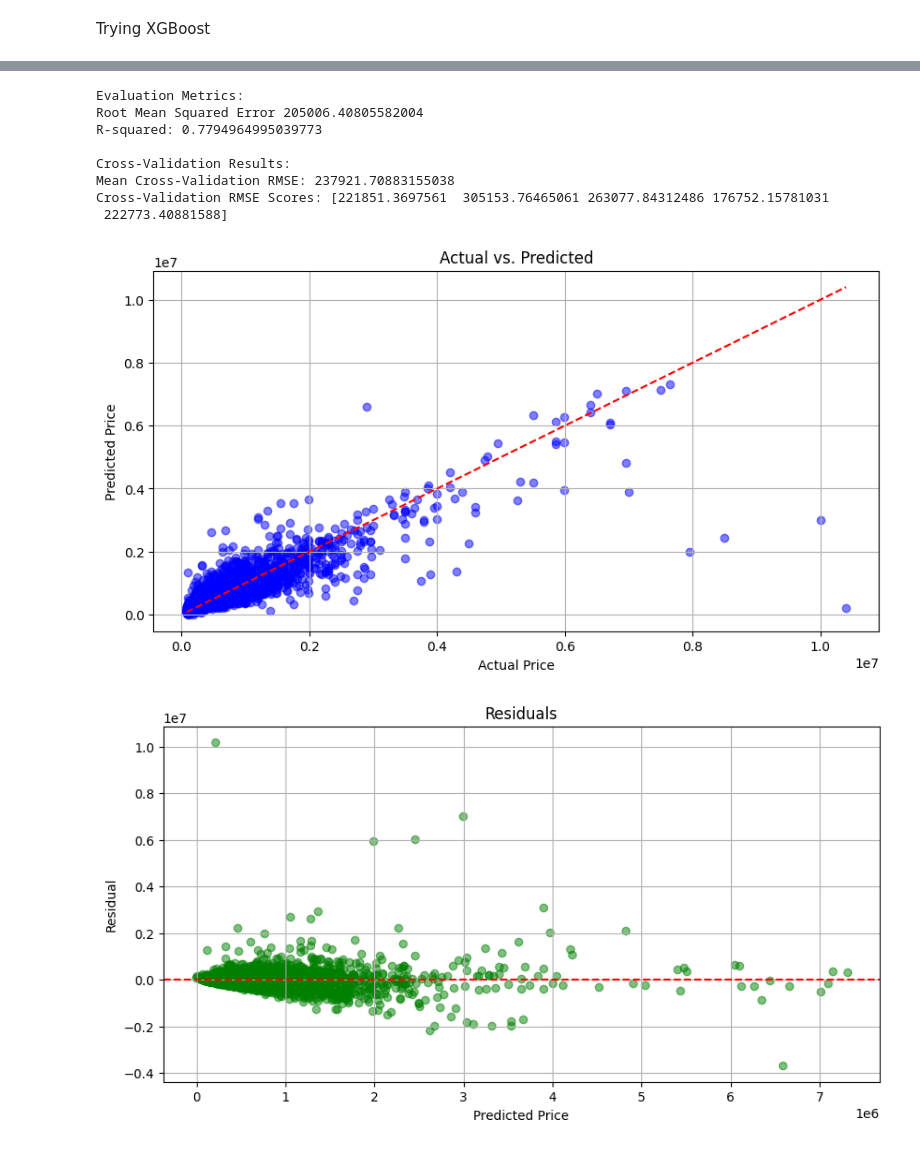
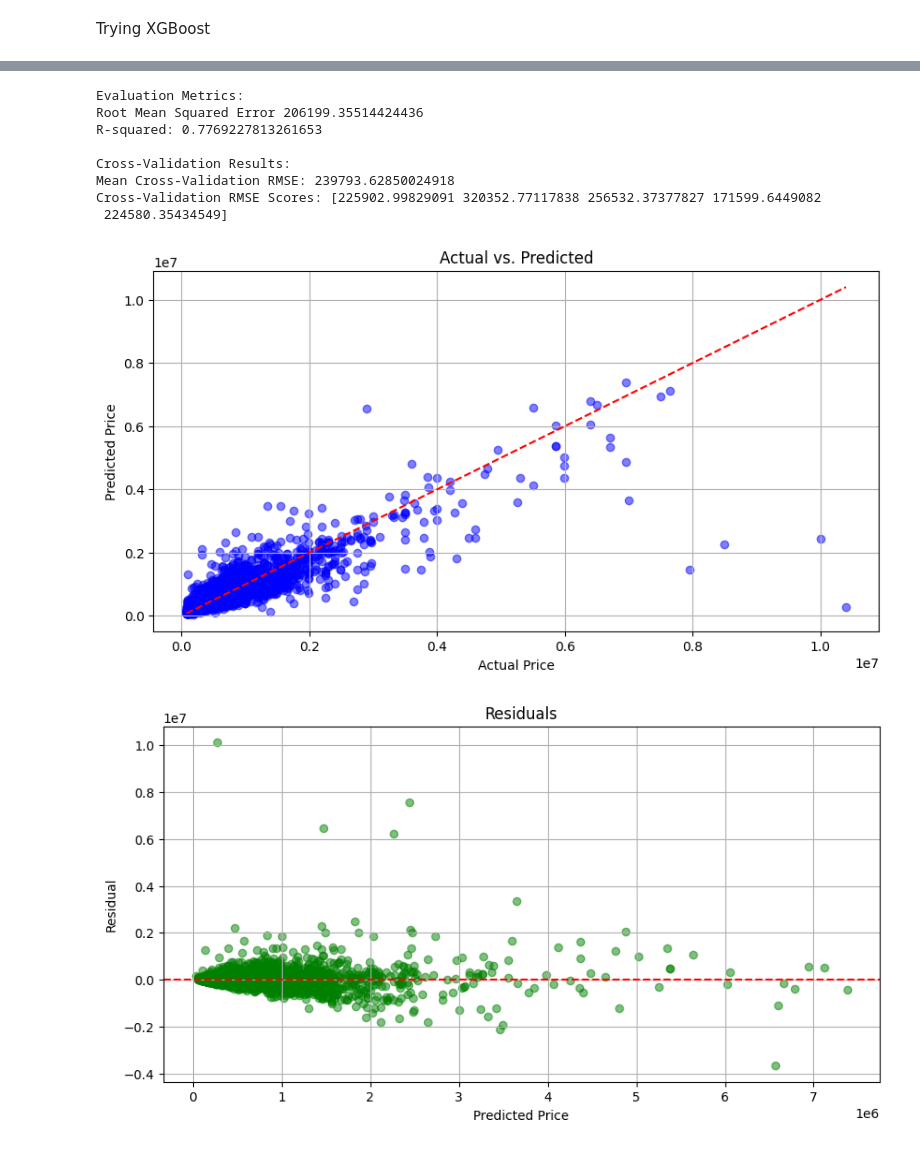
Before and after one commit to gnadela/immo-eliza-ml, a Jupyter notebook: analysis/analysis.ipynb, the cells around one changed output, grey strips where cells are left out. Saved outputs shown, nothing was run; the diff lists cells and outputs as text; code cells hidden in the pictures.

```diff
--- a/analysis/analysis.ipynb
+++ b/analysis/analysis.ipynb
@@ -367,7 +367,7 @@ from sklearn.metrics import mean_squared_error, r2_score, mean_absolute_error
 from xgboost import XGBRegressor
 
 # Constants
-DATA_FILE = 'data/properties.csv'
+DATA_FILE = '../data/properties.csv'
 TARGET_COLUMN = 'price'
 REMOVE_COLUMN = ['id', 'region', 'cadastral_income']
 
@@ -388,8 +388,8 @@ def train_model(X_train, y_train):
     """Train XGBoost model."""
     xgb_model = XGBRegressor(
         n_estimators= 200,       # Increase number of trees
-        max_depth=8             # Increase maximum tree depth
-    #    learning_rate=0.1        # Reduce learning rate
+        max_depth=8,             # Increase maximum tree depth
+        learning_rate=0.1        # Reduce learning rate
     #    subsample=0.8,          # Use subsample of training instances
     #    colsample_bytree        # Use subsample of features
     #    reg_lambda=1,            # L2 regularization
@@ -455,37 +455,37 @@ def plot_results(y_test, y_pred):
 
 def main():
     # Load data
     df = load_data(DATA_FILE)
 
     # Preprocess data
     X, y = preprocess_data(df)
 
     # Split data into train and test sets
     X_train, X_test, y_train, y_test = train_test_split(X, y, test_size=0.2, random_state=67)
 
     # Train model
     model = train_model(X_train, y_train)
 
     # Evaluate model
     y_pred = evaluate_model(model, X_test, y_test)
 
     # Perform cross-validation
     perform_cross_validation(model, X_train, y_train)
 
     # Plot results
     plot_results(y_test, y_pred)
 
 
 if __name__ == "__main__":
     main()
 # %% [output]
 Evaluation Metrics:
-Root Mean Squared Error 205006.40805582004
-R-squared: 0.7794964995039773
+Root Mean Squared Error 206199.35514424436
+R-squared: 0.7769227813261653
 
 Cross-Validation Results:
-Mean Cross-Validation RMSE: 237921.70883155038
-Cross-Validation RMSE Scores: [221851.3697561  305153.76465061 263077.84312486 176752.15781031
- 222773.40881588]
+Mean Cross-Validation RMSE: 239793.62850024918
+Cross-Validation RMSE Scores: [225902.99829091 320352.77117838 256532.37377827 171599.6449082
+ 224580.35434549]
-[figure, old version]
+[figure, new version]
-[figure, old version]
+[figure, new version]
```
Also changed, not shown: 3 other files.
